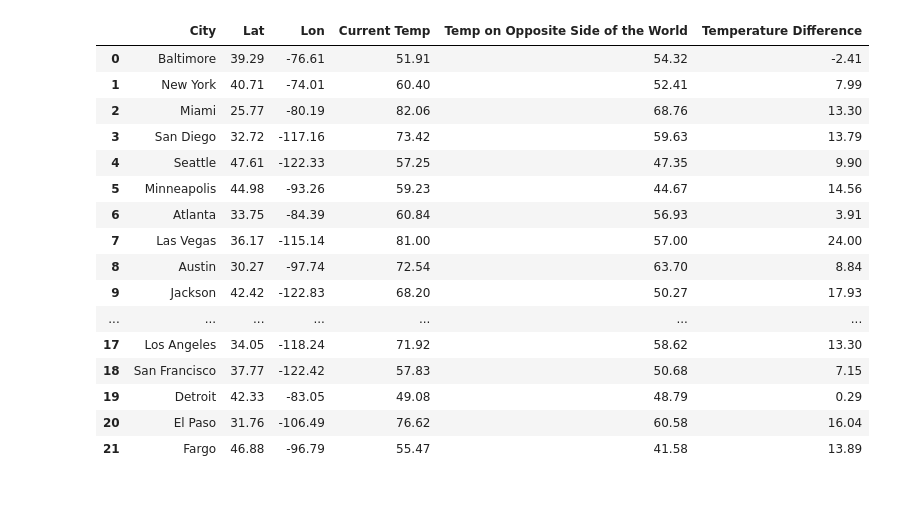
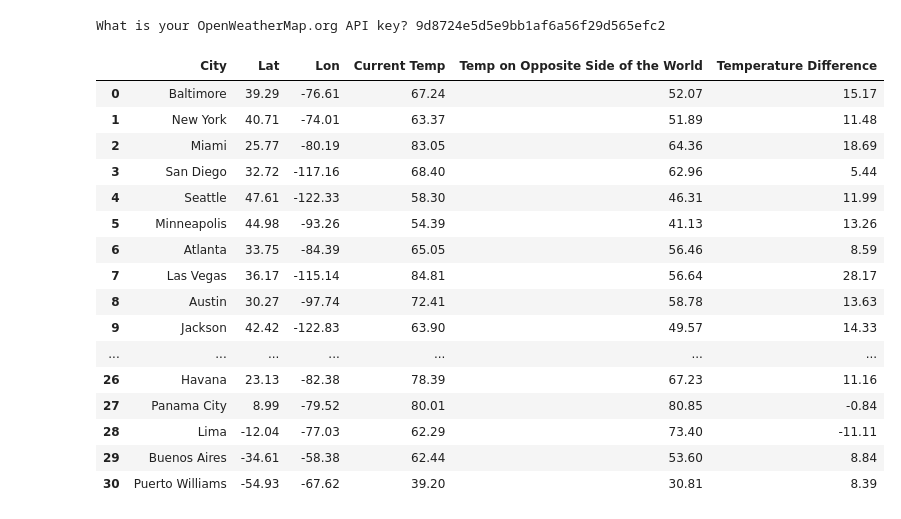
Before and after one commit to mikev6/Vaughan-Weather-Analysis, a Jupyter notebook: code/Vaughan Weather Analysis.ipynb, the cells around one changed output. Saved outputs shown, nothing was run; the diff lists cells and outputs as text; code cells hidden in the pictures.

```diff
--- a/code/Vaughan Weather Analysis.ipynb
+++ b/code/Vaughan Weather Analysis.ipynb
@@ -1,17 +0,0 @@
-# %%
-import requests
-import json
-import pandas as pd
-
-api_key = "XXXX"
-
-lat = "-39.39"
-lon = "76.16"
-city = 'Jackson' #city id: 4347778
-
-url = "https://api.openweathermap.org/data/2.5/onecall?lat=%s&lon=%s&appid=%s&units=imperial" % (lat, lon, api_key)
-# url = "https://api.openweathermap.org/data/2.5/weather?q=%s&appid=%s&units=imperial" % (city, api_key)
-
-response = requests.get(url)
-data = json.loads(response.text)
-print(data['current']['temp'])
@@ -29,10 +1,15 @@ The temperature is  55.04 degrees farenheit
 # %%
+import requests
+import json
 import pandas as pd
 import matplotlib.pyplot as plt
 
+api_key = str(input("What is your OpenWeatherMap.org API key? "))
+
 ## This function returns the latitude, longitude, and current temperature based on a city input
 ## it uses the apen weather map API to get this data
-def get_data(city, api_key = "9d8724e5d5e9bb1af6a56f29d565efc2"):
+def get_data(city):
+    global api_key
     url = "https://api.openweathermap.org/data/2.5/weather?q=%s&appid=%s&units=imperial" % (city, api_key)
 
     response = requests.get(url)
@@ -41,7 +18,8 @@ def get_data(city, api_key = "9d8724e5d5e9bb1af6a56f29d565efc2"):
     return [data['coord']['lat'] , data['coord']['lon'], data['main']['temp']]
 
 ## This function returns the current temperature for a given lat/lon input
-def get_temp(lat,lon, api_key = "9d8724e5d5e9bb1af6a56f29d565efc2"):
+def get_temp(lat,lon):
+    global api_key
     url = "https://api.openweathermap.org/data/2.5/onecall?lat=%s&lon=%s&appid=%s&units=imperial" % (lat, lon, api_key)
 
     response = requests.get(url)
@@ -68,49 +46,59 @@ city_names = ['Baltimore',\
               'Bangor',\
               'Los Angeles',\
               'San Francisco',\
               'Detroit',\
               'El Paso',\
-              'Fargo'\
-             ]
+              'Fargo',\
+              'Santiago',\
+              'Rio de Janeiro',\
+              'Resolute',\
+              'Nuuk',\
+              'Havana',\
+              'Panama City',\
+              'Lima',\
+              'Buenos Aires',\
+              'Puerto Williams'
+              ]
 
 city_info = []
 for i in city_names:
     #getting data
     lat=  get_data(i)[0]
     lon = get_data(i)[1]
     current_temp = get_data(i)[2]
     opposite_temp = get_temp(-lat,-lon)[0] # negative values of \
         #lat and lon represent the values on the other side of the world
     #creating list to structure data, before converting to dataframe
     temp_delta = current_temp - opposite_temp
     city_info.append(
         {
             'City': i,
             'Lat': lat,
             'Lon': lon,
             'Current Temp': current_temp,
             'Temp on Opposite Side of the World': opposite_temp,
             'Temperature Difference': temp_delta
         }
     )
 city_info_df = pd.DataFrame(city_info)
-
+output_data_file = city_info_df.to_csv('Vaughan Weather Analysis Data Output')
 city_info_df.head(50)
 # %% [output]
+What is your OpenWeatherMap.org API key? 9d8724e5d5e9bb1af6a56f29d565efc2
 |  | City | Lat | Lon | Current Temp | Temp on Opposite Side of the World | Temperature Difference |
-| 0 | Baltimore | 39.29 | -76.61 | 51.91 | 54.32 | -2.41 |
-| 1 | New York | 40.71 | -74.01 | 60.40 | 52.41 | 7.99 |
-| 2 | Miami | 25.77 | -80.19 | 82.06 | 68.76 | 13.30 |
-| 3 | San Diego | 32.72 | -117.16 | 73.42 | 59.63 | 13.79 |
-| 4 | Seattle | 47.61 | -122.33 | 57.25 | 47.35 | 9.90 |
-| 5 | Minneapolis | 44.98 | -93.26 | 59.23 | 44.67 | 14.56 |
-| 6 | Atlanta | 33.75 | -84.39 | 60.84 | 56.93 | 3.91 |
-| 7 | Las Vegas | 36.17 | -115.14 | 81.00 | 57.00 | 24.00 |
-| 8 | Austin | 30.27 | -97.74 | 72.54 | 63.70 | 8.84 |
-| 9 | Jackson | 42.42 | -122.83 | 68.20 | 50.27 | 17.93 |
+| 0 | Baltimore | 39.29 | -76.61 | 67.24 | 52.07 | 15.17 |
+| 1 | New York | 40.71 | -74.01 | 63.37 | 51.89 | 11.48 |
+| 2 | Miami | 25.77 | -80.19 | 83.05 | 64.36 | 18.69 |
+| 3 | San Diego | 32.72 | -117.16 | 68.40 | 62.96 | 5.44 |
+| 4 | Seattle | 47.61 | -122.33 | 58.30 | 46.31 | 11.99 |
+| 5 | Minneapolis | 44.98 | -93.26 | 54.39 | 41.13 | 13.26 |
+| 6 | Atlanta | 33.75 | -84.39 | 65.05 | 56.46 | 8.59 |
+| 7 | Las Vegas | 36.17 | -115.14 | 84.81 | 56.64 | 28.17 |
+| 8 | Austin | 30.27 | -97.74 | 72.41 | 58.78 | 13.63 |
+| 9 | Jackson | 42.42 | -122.83 | 63.90 | 49.57 | 14.33 |
 | ... | ... | ... | ... | ... | ... | ... |
-| 17 | Los Angeles | 34.05 | -118.24 | 71.92 | 58.62 | 13.30 |
-| 18 | San Francisco | 37.77 | -122.42 | 57.83 | 50.68 | 7.15 |
-| 19 | Detroit | 42.33 | -83.05 | 49.08 | 48.79 | 0.29 |
-| 20 | El Paso | 31.76 | -106.49 | 76.62 | 60.58 | 16.04 |
-| 21 | Fargo | 46.88 | -96.79 | 55.47 | 41.58 | 13.89 |
+| 26 | Havana | 23.13 | -82.38 | 78.39 | 67.23 | 11.16 |
+| 27 | Panama City | 8.99 | -79.52 | 80.01 | 80.85 | -0.84 |
+| 28 | Lima | -12.04 | -77.03 | 62.29 | 73.40 | -11.11 |
+| 29 | Buenos Aires | -34.61 | -58.38 | 62.44 | 53.60 | 8.84 |
+| 30 | Puerto Williams | -54.93 | -67.62 | 39.20 | 30.81 | 8.39 |
```
Also changed, not shown: parts of 6 cells of this notebook.
